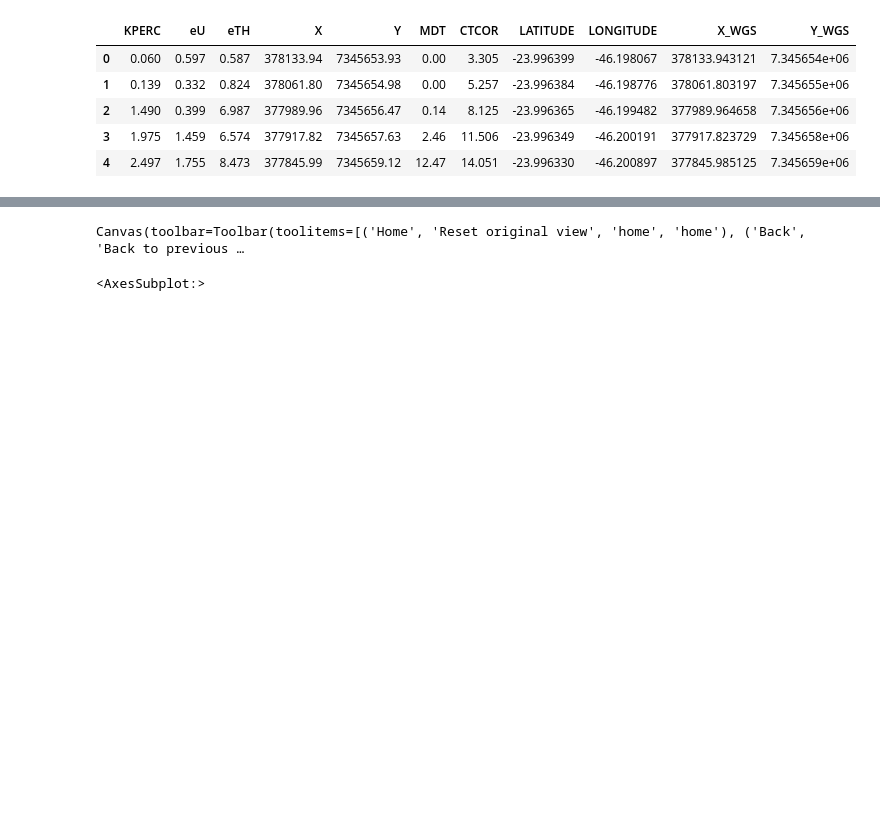
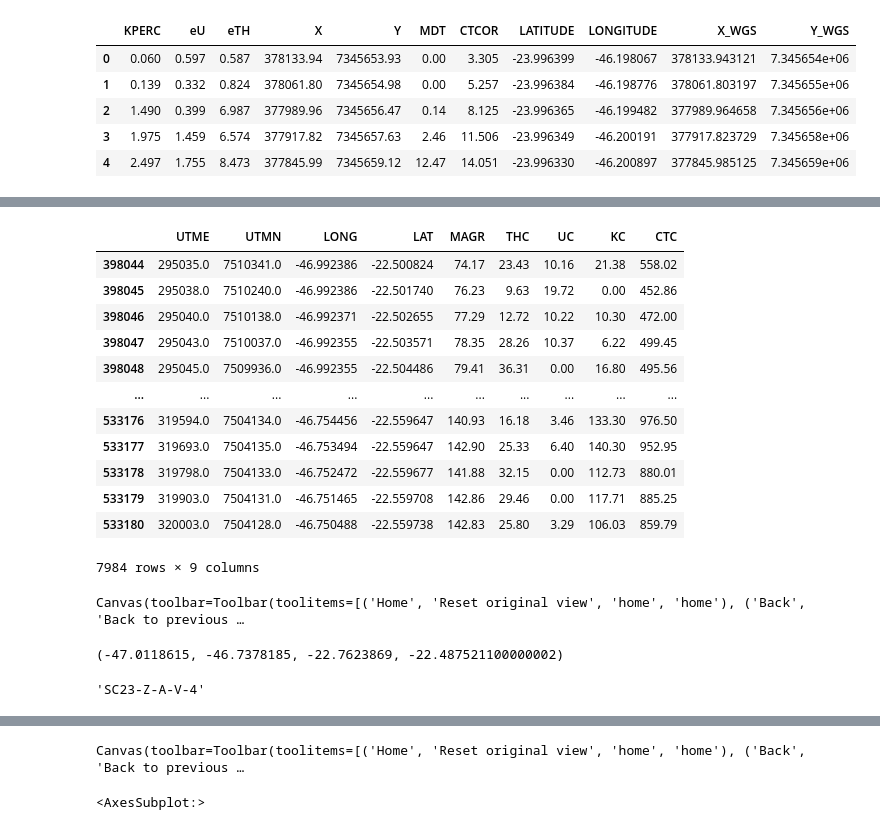
Before and after one commit to Gabriel-Goes/mapeamento_litologico_preditivo, a Jupyter notebook: sources/tutoriais/3 - Verde: Getting Region.ipynb, the cells around one changed output, grey strips where cells are left out. Cells and saved outputs as stored; diff of their text form; code cells hidden in the pictures; blank space fills up the shorter version.

```diff
--- a/sources/3 - Verde: Getting Region.ipynb
+++ b/sources/tutoriais/3 - Verde: Getting Region.ipynb
@@ -79,5 +81,31 @@ g_1105.head()
 # %%
-region = [-46.75, -46.50,
-          -22.50, -22.25]
+region = [-47.00, -46.75,
+          -22.75, -22.50]
 
-g_scrr_1105 = g_1105[vd.inside((g_1105.LONGITUDE, g_1105.LATITUDE), region = region)]
+geof_SF23_Y_A_VI_3 = geof_1039[vd.inside((geof_1039.LONG, geof_1039.LAT), region = region)]
+# %%
+geof_SF23_Y_A_VI_3
+# %% [output]
+|  | UTME | UTMN | LONG | LAT | MAGR | THC | UC | KC | CTC |
+| 398044 | 295035.0 | 7510341.0 | -46.992386 | -22.500824 | 74.17 | 23.43 | 10.16 | 21.38 | 558.02 |
+| 398045 | 295038.0 | 7510240.0 | -46.992386 | -22.501740 | 76.23 | 9.63 | 19.72 | 0.00 | 452.86 |
+| 398046 | 295040.0 | 7510138.0 | -46.992371 | -22.502655 | 77.29 | 12.72 | 10.22 | 10.30 | 472.00 |
+| 398047 | 295043.0 | 7510037.0 | -46.992355 | -22.503571 | 78.35 | 28.26 | 10.37 | 6.22 | 499.45 |
+| 398048 | 295045.0 | 7509936.0 | -46.992355 | -22.504486 | 79.41 | 36.31 | 0.00 | 16.80 | 495.56 |
+| ... | ... | ... | ... | ... | ... | ... | ... | ... | ... |
+| 533176 | 319594.0 | 7504134.0 | -46.754456 | -22.559647 | 140.93 | 16.18 | 3.46 | 133.30 | 976.50 |
+| 533177 | 319693.0 | 7504135.0 | -46.753494 | -22.559647 | 142.90 | 25.33 | 6.40 | 140.30 | 952.95 |
+| 533178 | 319798.0 | 7504133.0 | -46.752472 | -22.559677 | 141.88 | 32.15 | 0.00 | 112.73 | 880.01 |
+| 533179 | 319903.0 | 7504131.0 | -46.751465 | -22.559708 | 142.86 | 29.46 | 0.00 | 117.71 | 885.25 |
+| 533180 | 320003.0 | 7504128.0 | -46.750488 | -22.559738 | 142.83 | 25.80 | 3.29 | 106.03 | 859.79 |
+7984 rows × 9 columns
+# %%
+plt.figure(figsize=(8,8))
+plt.scatter(geof_SF23_Y_A_VI_3.LONG,geof_SF23_Y_A_VI_3.LAT,
+            c=geof_SF23_Y_A_VI_3.CTC,
+            s=5)
+plt.colorbar()
+plt.axis('scaled')
+# %% [output]
+Canvas(toolbar=Toolbar(toolitems=[('Home', 'Reset original view', 'home', 'home'), ('Back', 'Back to previous …
+(-47.0118615, -46.7378185, -22.7623869, -22.487521100000002)
@@ -83,0 +118,4 @@ g_scrr_1105 = g_1105[vd.inside((g_1105.LONGITUDE, g_1105.LATITUDE), region = reg
+# %%
+nomeador_grid(-44.250,-44.125,-10.750,-10.625,4)
+# %% [output]
+'SC23-Z-A-V-4'
```
Also changed, not shown: parts of 30 cells of this notebook, 5 other files.
